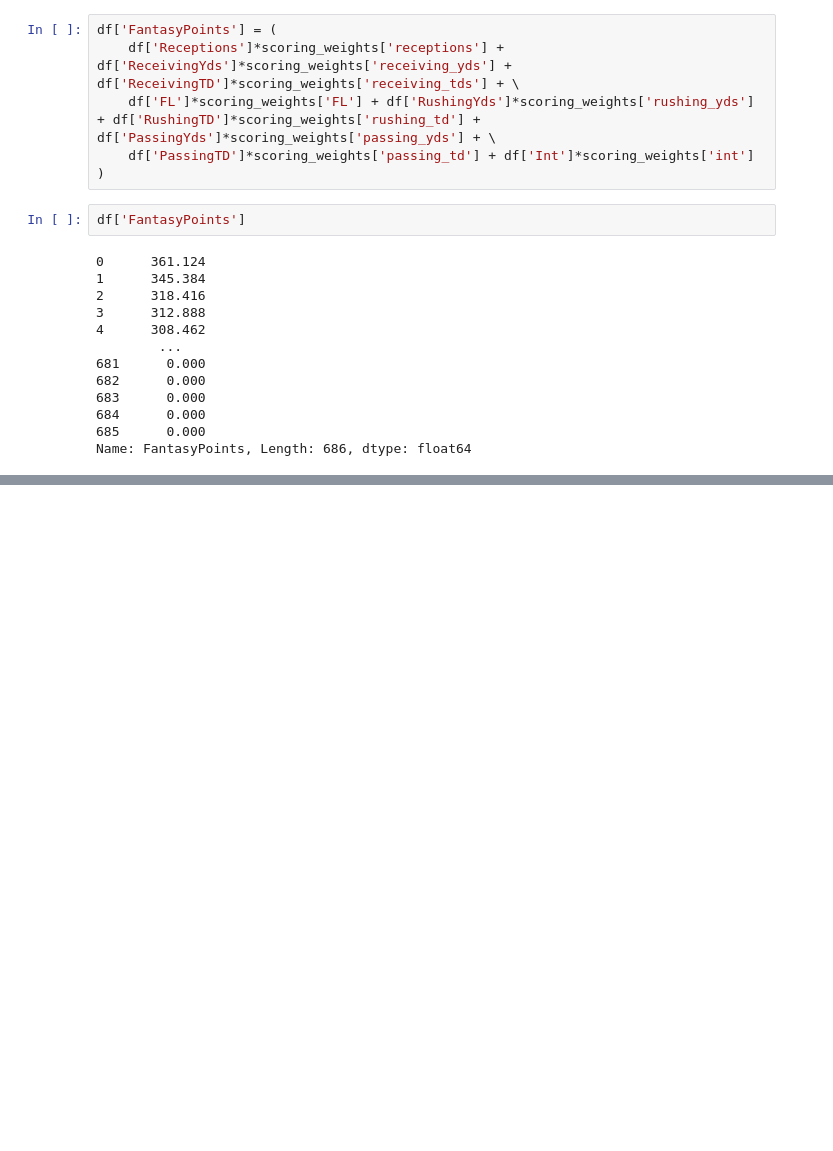
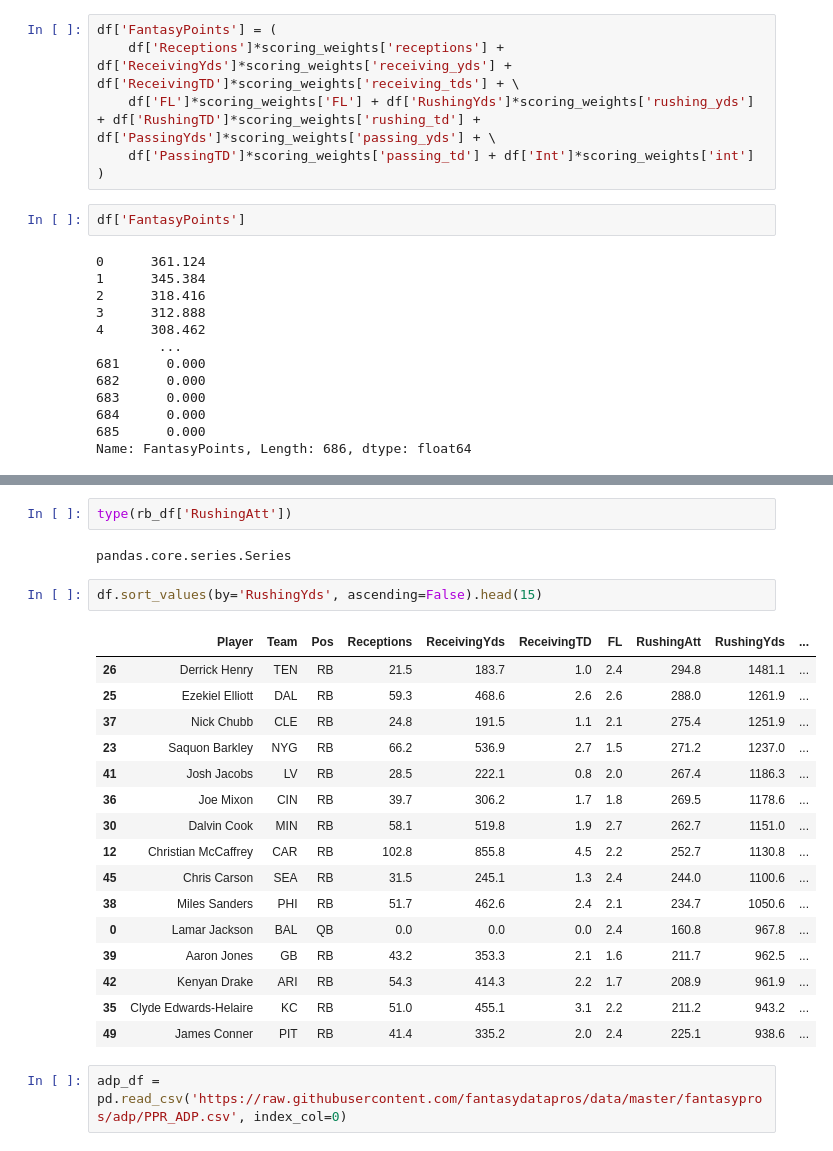
Before and after one commit to aaronpetryio/ffdp-exercises, a Jupyter notebook: ffdp_vor.ipynb, the cells around one changed output, grey strips where cells are left out. Drawn from its saved outputs; the diff is of its cells as text; blank space fills up the shorter version.

```diff
--- a/ffdp_vor.ipynb
+++ b/ffdp_vor.ipynb
@@ -73,0 +107,25 @@ Name: FantasyPoints, Length: 686, dtype: float64
+# %%
+type(rb_df['RushingAtt'])
+# %% [output]
+pandas.core.series.Series
+# %%
+df.sort_values(by='RushingYds', ascending=False).head(15)
+# %% [output]
+|  | Player | Team | Pos | Receptions | ReceivingYds | ReceivingTD | FL | RushingAtt | RushingYds | ... |
+| 26 | Derrick Henry | TEN | RB | 21.5 | 183.7 | 1.0 | 2.4 | 294.8 | 1481.1 | ... |
+| 25 | Ezekiel Elliott | DAL | RB | 59.3 | 468.6 | 2.6 | 2.6 | 288.0 | 1261.9 | ... |
+| 37 | Nick Chubb | CLE | RB | 24.8 | 191.5 | 1.1 | 2.1 | 275.4 | 1251.9 | ... |
+| 23 | Saquon Barkley | NYG | RB | 66.2 | 536.9 | 2.7 | 1.5 | 271.2 | 1237.0 | ... |
+| 41 | Josh Jacobs | LV | RB | 28.5 | 222.1 | 0.8 | 2.0 | 267.4 | 1186.3 | ... |
+| 36 | Joe Mixon | CIN | RB | 39.7 | 306.2 | 1.7 | 1.8 | 269.5 | 1178.6 | ... |
+| 30 | Dalvin Cook | MIN | RB | 58.1 | 519.8 | 1.9 | 2.7 | 262.7 | 1151.0 | ... |
+| 12 | Christian McCaffrey | CAR | RB | 102.8 | 855.8 | 4.5 | 2.2 | 252.7 | 1130.8 | ... |
+| 45 | Chris Carson | SEA | RB | 31.5 | 245.1 | 1.3 | 2.4 | 244.0 | 1100.6 | ... |
+| 38 | Miles Sanders | PHI | RB | 51.7 | 462.6 | 2.4 | 2.1 | 234.7 | 1050.6 | ... |
+| 0 | Lamar Jackson | BAL | QB | 0.0 | 0.0 | 0.0 | 2.4 | 160.8 | 967.8 | ... |
+| 39 | Aaron Jones | GB | RB | 43.2 | 353.3 | 2.1 | 1.6 | 211.7 | 962.5 | ... |
+| 42 | Kenyan Drake | ARI | RB | 54.3 | 414.3 | 2.2 | 1.7 | 208.9 | 961.9 | ... |
+| 35 | Clyde Edwards-Helaire | KC | RB | 51.0 | 455.1 | 3.1 | 2.2 | 211.2 | 943.2 | ... |
+| 49 | James Conner | PIT | RB | 41.4 | 335.2 | 2.0 | 2.4 | 225.1 | 938.6 | ... |
+# %%
+adp_df = pd.read_csv('https://raw.githubusercontent.com/fantasydatapros/data/master/fantasypros/adp/PPR_ADP.csv', index_col=0)
```
Also changed, not shown: parts of 22 cells of this notebook.
